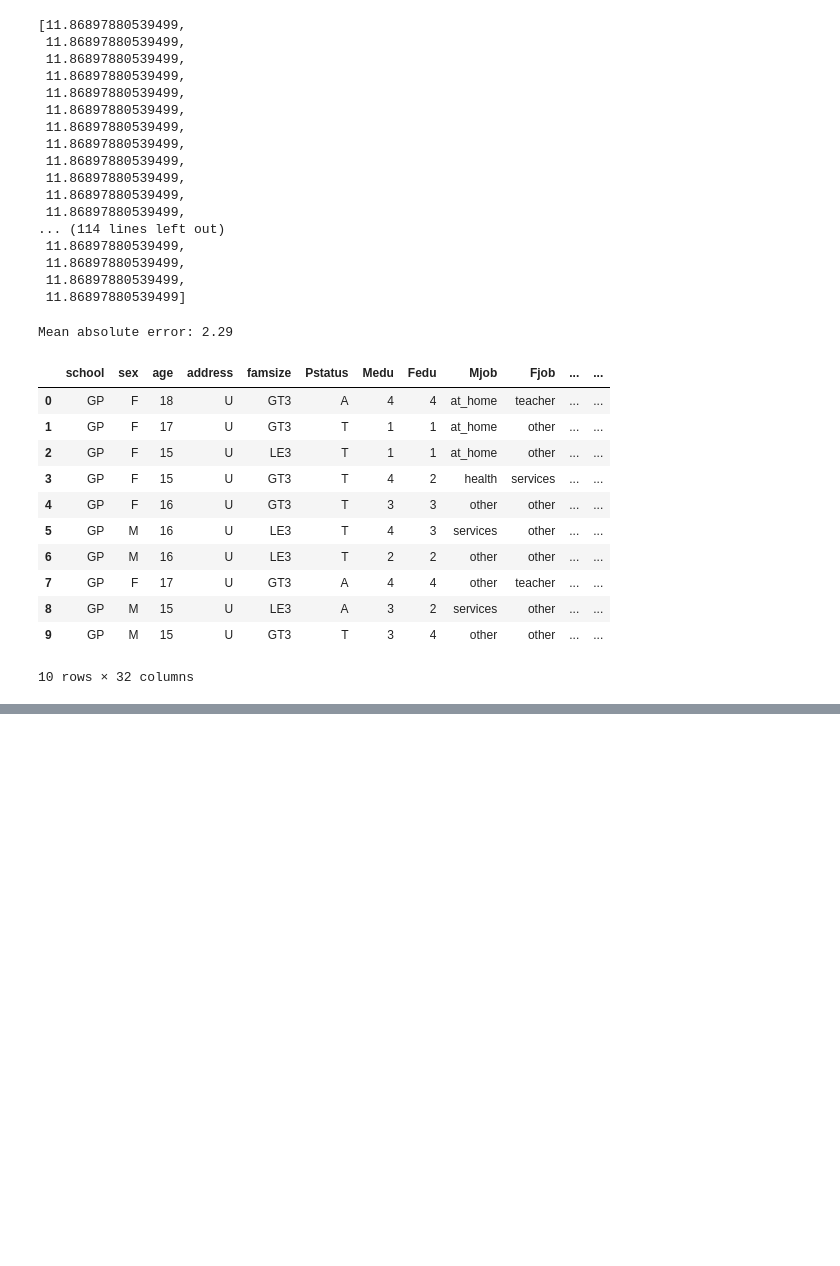
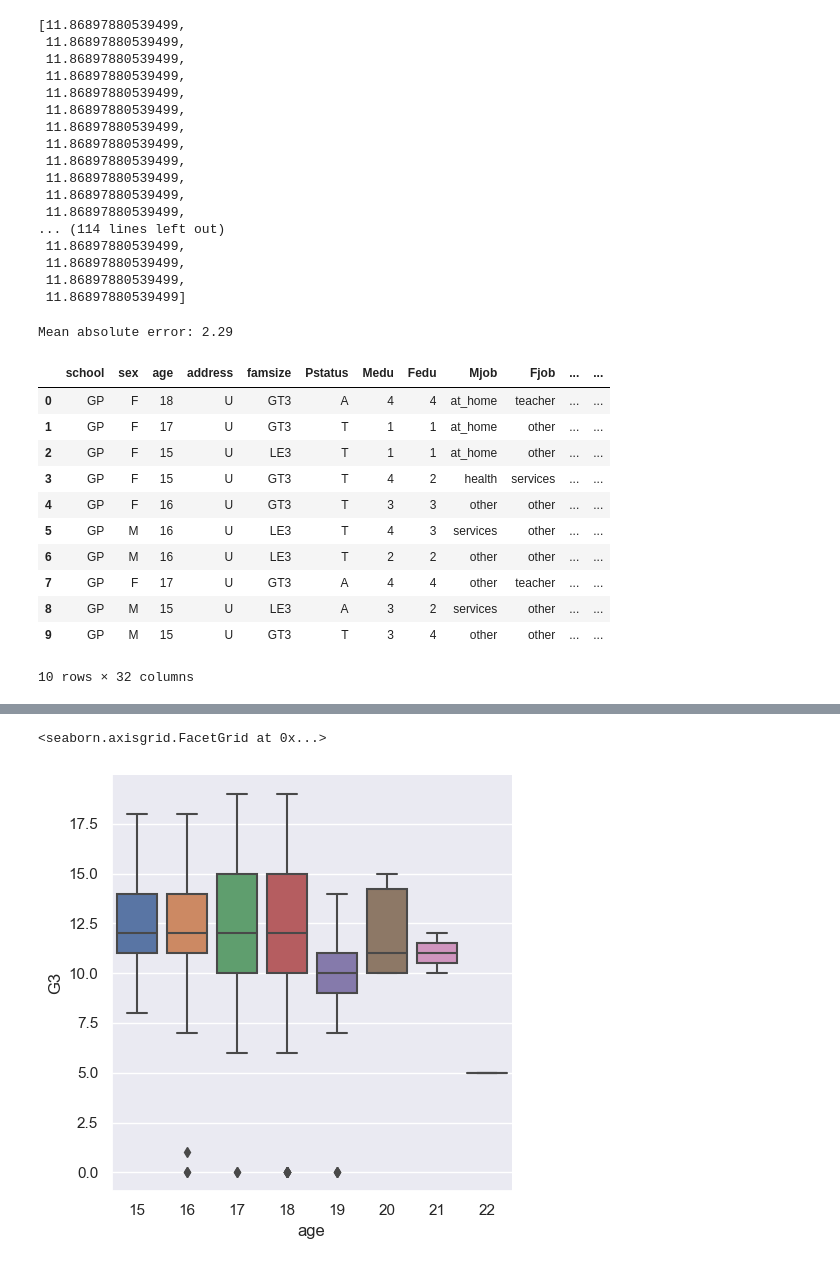
Before and after one commit to bwoakley/ML_projects, a Jupyter notebook: Project_Student_Performance/Proj_Student2.ipynb, the cells around one changed output, grey strips where cells are left out. Saved outputs shown, nothing was run; the diff lists cells and outputs as text; code cells hidden in the pictures; blank space fills up the shorter version.

```diff
--- a/Project_Student_Performance/Proj_Student2.ipynb
+++ b/Project_Student_Performance/Proj_Student2.ipynb
@@ -739,0 +784,16 @@ plt.show()
+# %%
+# Since age=19,20,21,22 are rare categories, we will group them into a single age '19'
+# Define the function for binning:
+
+def get_age(N):
+
+    if N<19 :
+        return N
+
+    else:
+        return 19
+# %%
+# Create a new feature 'age_bin'
+
+
+df_full['age_bin'] = df_full['age'].apply(get_age)
@@ -739,0 +815,8 @@ plt.show()
+# %%
+sns.catplot(data=df_full, x="age", y="G3"
+            #, kind="swarm", s = 2
+           , kind="box"
+           )
+# %% [output]
+<seaborn.axisgrid.FacetGrid at 0x...>
+[figure, added]
```
Also changed, not shown: parts of 24 cells of this notebook, 1 other file.
